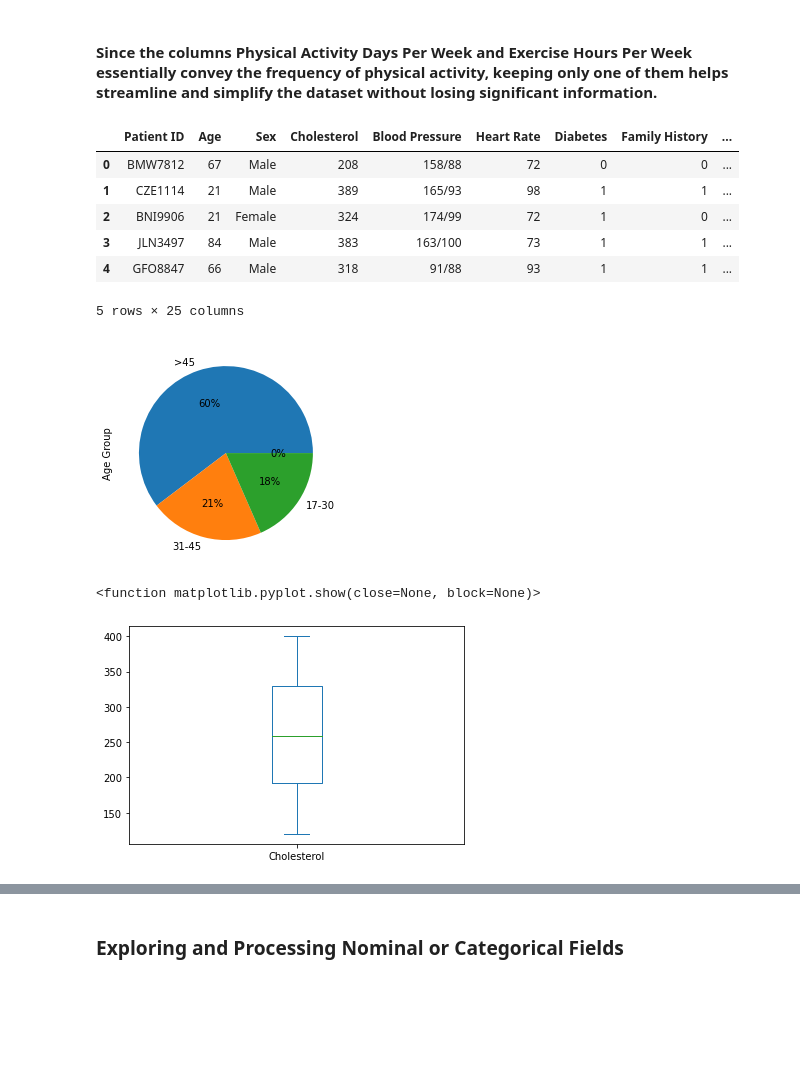
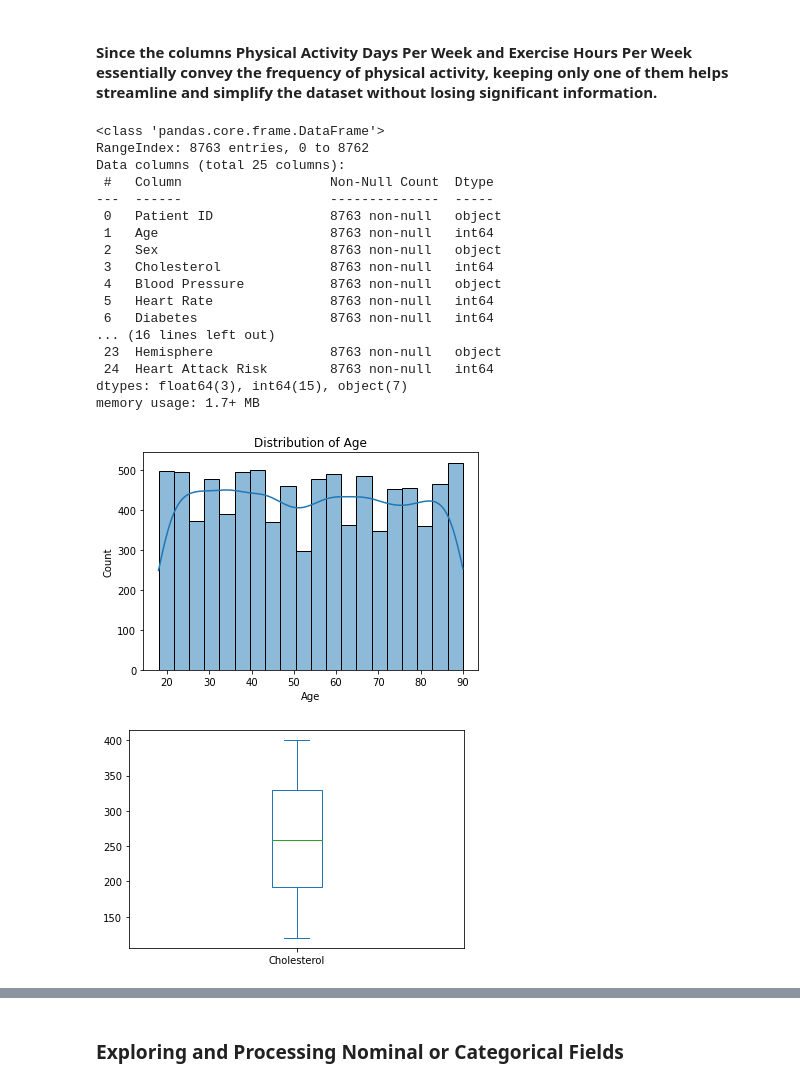
Before and after one commit to JTRYI/Heart-Attack-Prediction, a Jupyter notebook: main.ipynb, the cells around one changed output, grey strips where cells are left out. Saved outputs shown, nothing was run; the diff lists cells and outputs as text; code cells hidden in the pictures; blank space fills up the shorter version.

```diff
--- a/main.ipynb
+++ b/main.ipynb
@@ -88,39 +108,40 @@ dtype: int64
 #Removing "Physical Activity Days Per Week" column since it is similar to "Exercise Hours Per Week"
 del ha_data_table["Physical Activity Days Per Week"]
 
-#Check if columns had been removed
-ha_data_table.head()
+#Check if column had been removed
+ha_data_table.info()
 # %% [output]
-|  | Patient ID | Age | Sex | Cholesterol | Blood Pressure | Heart Rate | Diabetes | Family History | ... |
-| 0 | BMW7812 | 67 | Male | 208 | 158/88 | 72 | 0 | 0 | ... |
-| 1 | CZE1114 | 21 | Male | 389 | 165/93 | 98 | 1 | 1 | ... |
-| 2 | BNI9906 | 21 | Female | 324 | 174/99 | 72 | 1 | 0 | ... |
-| 3 | JLN3497 | 84 | Male | 383 | 163/100 | 73 | 1 | 1 | ... |
-| 4 | GFO8847 | 66 | Male | 318 | 91/88 | 93 | 1 | 1 | ... |
-5 rows × 25 columns
+<class 'pandas.core.frame.DataFrame'>
+RangeIndex: 8763 entries, 0 to 8762
+Data columns (total 25 columns):
+ #   Column                   Non-Null Count  Dtype
+---  ------                   --------------  -----
+ 0   Patient ID               8763 non-null   object
+ 1   Age                      8763 non-null   int64
+ 2   Sex                      8763 non-null   object
+ 3   Cholesterol              8763 non-null   int64
+ 4   Blood Pressure           8763 non-null   object
+ 5   Heart Rate               8763 non-null   int64
+ 6   Diabetes                 8763 non-null   int64
+... (16 lines left out)
+ 23  Hemisphere               8763 non-null   object
+ 24  Heart Attack Risk        8763 non-null   int64
+dtypes: float64(3), int64(15), object(7)
+memory usage: 1.7+ MB
-# %%
-#Exploring the Age Distribution with Pie Chart
-
-# Defining the age bins and labels for age groups
-age_bins = [0, 17, 31, 46, 91]
-age_labels = ['0-16', '17-30', '31-45', '>45']
-
-# Creating a new column 'Age Group' based on the age bins
-ha_data_table['Age Group'] = pd.cut(ha_data_table['Age'], bins=age_bins, labels=age_labels, right=False)
-
-# Ploting the pie chart using the 'Age Group' column instead of 'Age' Column for better Visualization
-ha_data_table['Age Group'].value_counts().plot(kind='pie', autopct='%1.0f%%', labeldistance= 1.1)
-
-#Removing 'Age Group' Column after plotting
-del ha_data_table['Age Group']
-# %% [output]
-[figure, removed]
+# %%
+# Distribution of Age
+
+sns.histplot(data=ha_data_table, x='Age', bins=20, kde=True)
+plt.title('Distribution of Age')
+
+plt.show()
+# %% [output]
+[figure, added]
 # %%
 #Exploring Cholesterol Column
 ha_data_table['Cholesterol'].plot(kind='box', subplots=True, sharex=False, sharey=False)
-plt.show
+plt.show()
 # %% [output]
-<function matplotlib.pyplot.show(close=None, block=None)>
 [figure]
 # %%
 #Exploring Heart Rate Column
```
Also changed, not shown: parts of 25 cells of this notebook.
